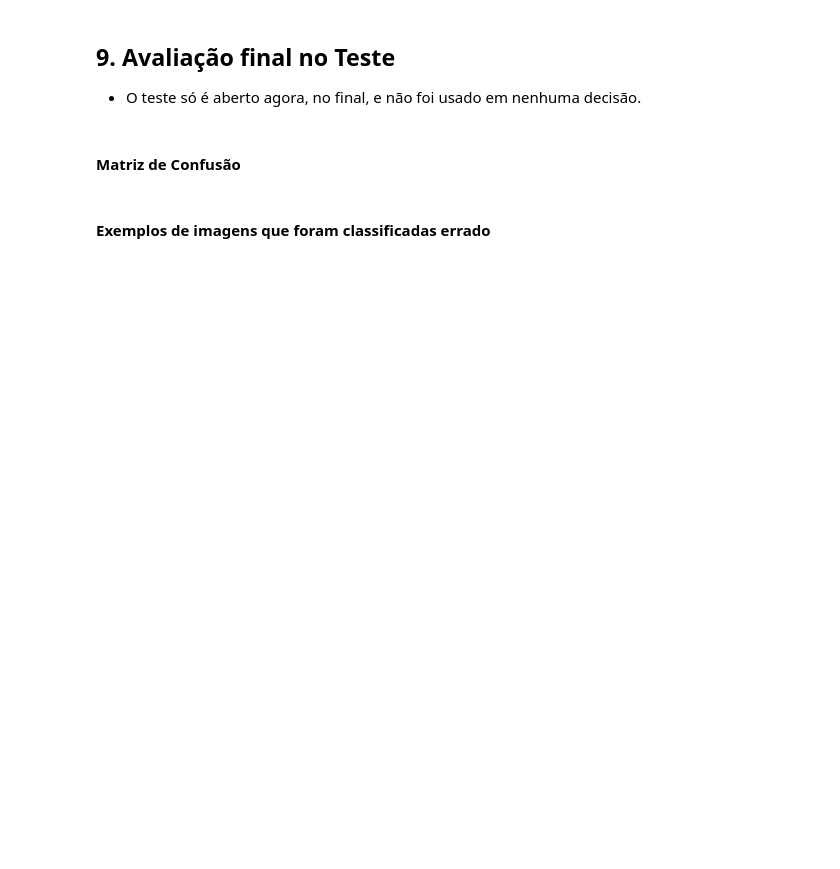
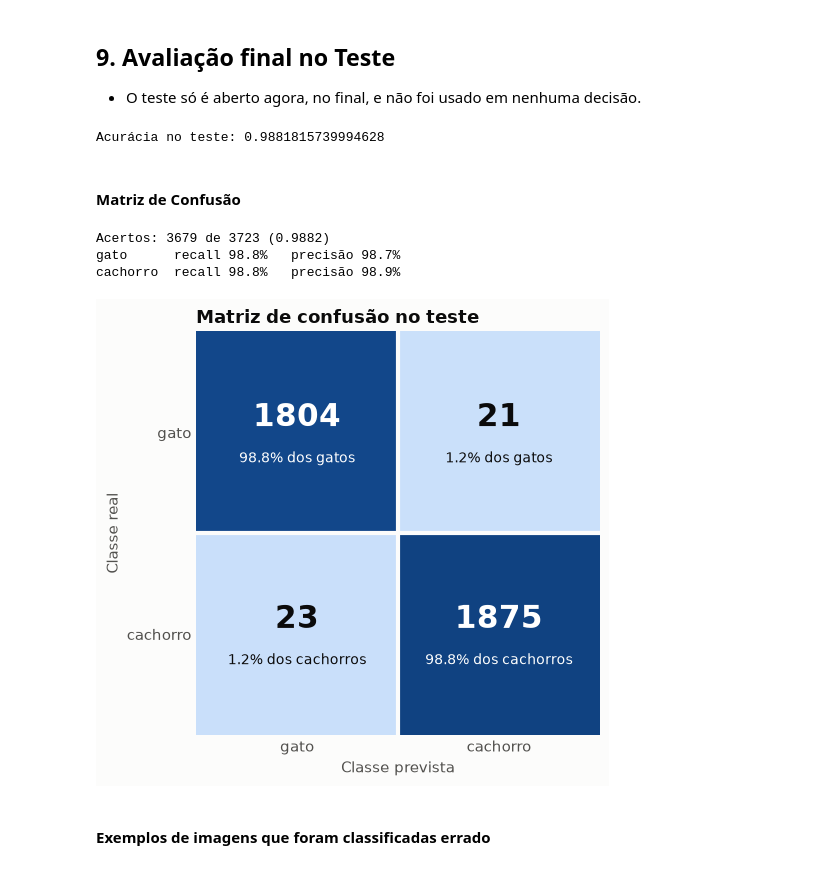
Before and after one commit to Mateus-Band/Competition-Dogs-vs-Cats-IMPA-Tech, a Jupyter notebook: Dulce/Cats vs Dogs/cats_and_dogs_resnet.ipynb, the cells around one changed output. Saved outputs shown, nothing was run; the diff lists cells and outputs as text; code cells hidden in the pictures; blank space fills up the shorter version.

Commit message:
Modelo pré-treinado ResNet

```diff
--- a/Dulce/Cats vs Dogs/cats_and_dogs_resnet.ipynb
+++ b/Dulce/Cats vs Dogs/cats_and_dogs_resnet.ipynb
@@ -116,7 +157,7 @@ def redimensionar(img):
     # (evita o serrilhado de simplesmente pegar um pixel vizinho).
     h, w = img.shape[:2]
     escala = max(ALTURA / h, LARGURA / w)
-    corte_h, corte_w = ALTURA / escala, LARGURA / escala
+    corte_h, corte_w = min(h, ALTURA / escala), min(w, LARGURA / escala)
     esquerda, topo = (w - corte_w) / 2, (h - corte_h) / 2
     pil = Image.fromarray(np.clip(np.rint(img), 0, 255).astype(np.uint8))
     nova = pil.resize((LARGURA, ALTURA), Image.BILINEAR,
@@ -181,7 +228,9 @@ def preparar(xb):
     return xb.to(dispositivo).permute(0, 3, 1, 2).float().div(255).contiguous()
 
 def avaliar(indices):
-    # Devolve (perda, acurácia) nas imagens pedidas, com dropout desligado.
+    # Devolve (perda, acurácia) nas imagens pedidas, em modo de avaliação (BatchNorm com as
+    # estatísticas aprendidas). No fim, o modelo volta para o modo em que estava.
+    estava_treinando = modelo.training
     modelo.eval()
     acertos, soma_perda = 0, 0.0
     with torch.no_grad():
@@ -190,7 +239,7 @@ def avaliar(indices):
             yb = yb.to(dispositivo)
             soma_perda += F.cross_entropy(z, yb, reduction="sum").item()
             acertos += (z.argmax(dim=1) == yb).sum().item()
-    modelo.train()
+    modelo.train(estava_treinando)
     return soma_perda / len(indices), acertos / len(indices)
 
 def acuracia(indices):
@@ -365,13 +424,17 @@ plt.show()
 * O teste só é aberto agora, no final, e não foi usado em nenhuma decisão.
 # %%
 print("Acurácia no teste:", acuracia(teste))
+# %% [output]
+Acurácia no teste: 0.9881815739994628
 # %% [markdown]
 #### Matriz de Confusão
 # %%
 NOMES = {"Cat": "gato", "Dog": "cachorro"}
 rotulos = [NOMES[c] for c in classes]
 
-# Previsões do modelo fechado no conjunto de teste
+# Previsões do modelo fechado no conjunto de teste (em modo de avaliação: o BatchNorm usa as
+# estatísticas aprendidas, não as de cada lote)
+modelo.eval()
 probs = []
 with torch.no_grad():
     for xb, _ in DataLoader(Subset(dados, teste), batch_size=32):
@@ -381,33 +444,38 @@ previsto = probs.argmax(dim=1)
 real = y[teste]
 
 matriz = np.zeros((2, 2), dtype=int)
 for r_, p_ in zip(real.tolist(), previsto.tolist()):
     matriz[r_, p_] += 1
 
 print(f"Acertos: {matriz.trace()} de {matriz.sum()} ({matriz.trace() / matriz.sum():.4f})")
 for i, nome in enumerate(rotulos):
     print(f"{nome:9s} recall {matriz[i, i] / matriz[i].sum():.1%}   precisão {matriz[i, i] / matriz[:, i].sum():.1%}")
 
 azuis = LinearSegmentedColormap.from_list("azuis", ["#cde2fb", "#6da7ec", "#2a78d6", "#104281"])
 fig, ax = plt.subplots(figsize=(5.8, 5))
 ax.imshow(matriz, cmap=azuis, vmin=0)
 for i in range(2):
     for j in range(2):
         cor = "white" if matriz[i, j] > matriz.max() / 2 else TINTA
         ax.text(j, i - 0.07, f"{matriz[i, j]}", ha="center", va="center", color=cor, fontsize=22, fontweight="bold")
         ax.text(j, i + 0.13, f"{matriz[i, j] / matriz[i].sum():.1%} dos {rotulos[i]}s", ha="center", va="center", color=cor, fontsize=10)
 ax.set(xticks=[0, 1], yticks=[0, 1], xticklabels=rotulos, yticklabels=rotulos,
        xlabel="Classe prevista", ylabel="Classe real", title="Matriz de confusão no teste")
 ax.grid(False)
 ax.tick_params(length=0)
 for lado in ax.spines.values():
     lado.set_visible(False)
 ax.set_xticks([0.5], minor=True)
 ax.set_yticks([0.5], minor=True)
 ax.grid(which="minor", color="#fcfcfb", lw=3)
 ax.tick_params(which="minor", length=0)
 fig.tight_layout()
 plt.show()
+# %% [output]
+Acertos: 3679 de 3723 (0.9882)
+gato      recall 98.8%   precisão 98.7%
+cachorro  recall 98.8%   precisão 98.9%
+[figure, added]
 # %% [markdown]
 #### Exemplos de imagens que foram classificadas errado
 # %%
```
Also changed, not shown: parts of 16 cells of this notebook.
